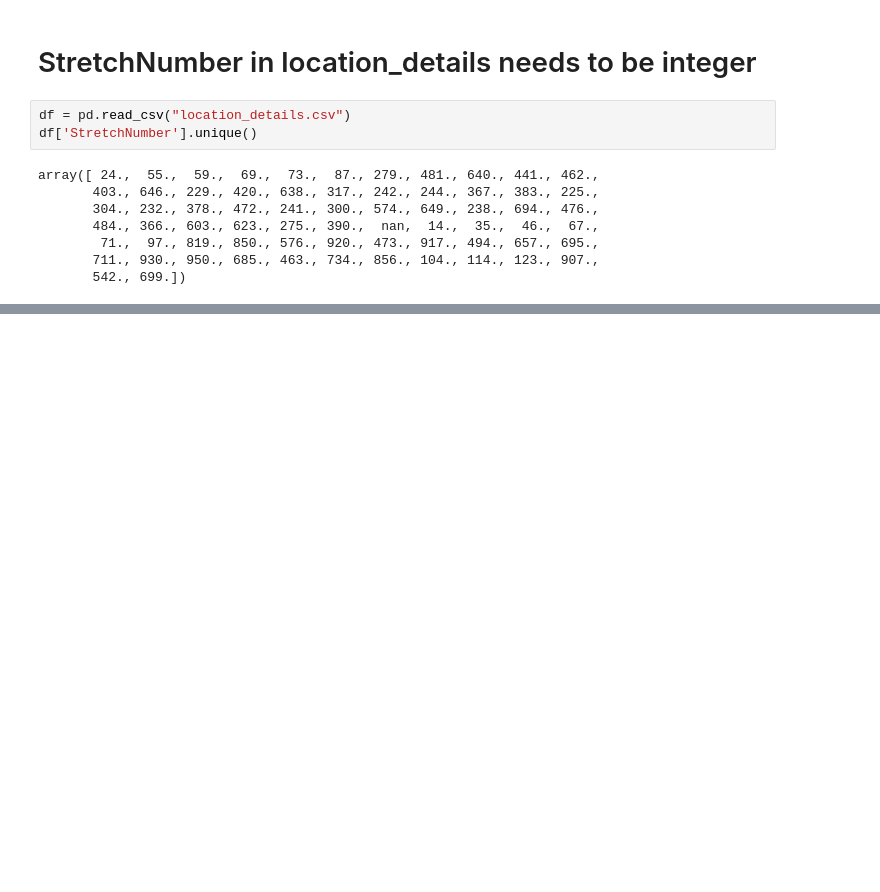
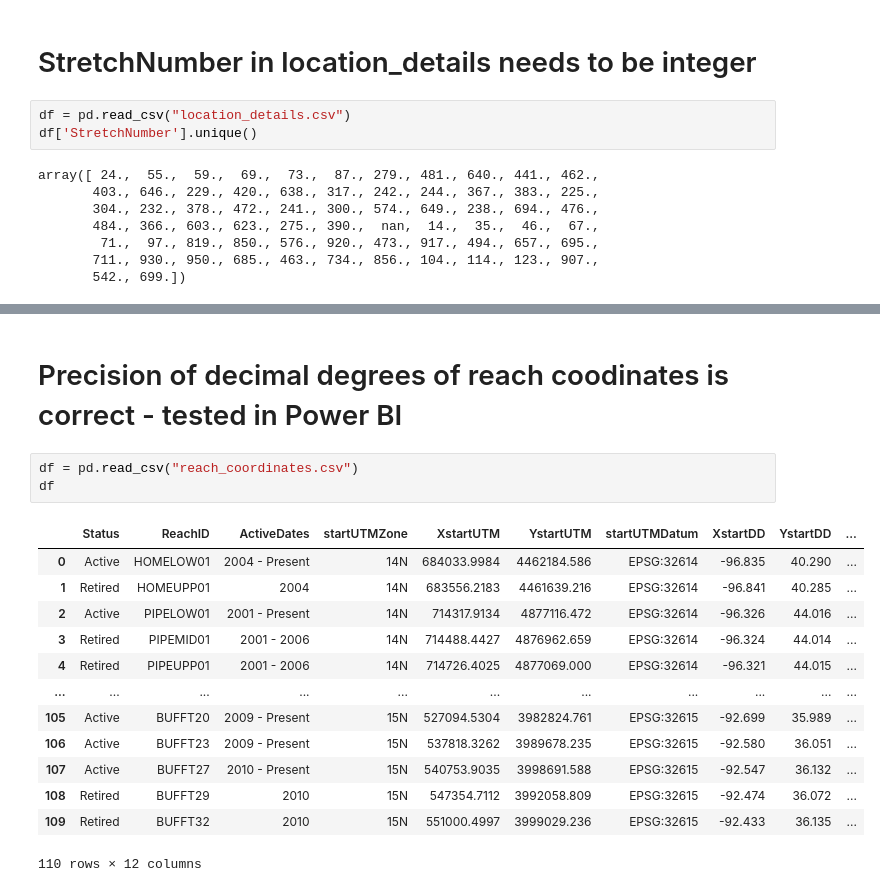
Before and after one commit to HeartlandNetwork/HTLN-data-packages, a Jupyter notebook: aqinvert/src/QC_followup.ipynb, the cells around one changed output, grey strips where cells are left out. Saved outputs shown, nothing was run; the diff lists cells and outputs as text; blank space fills up the shorter version.

```diff
--- a/aqinvert/src/QC_followup.ipynb
+++ b/aqinvert/src/QC_followup.ipynb
@@ -110,0 +131,19 @@ array([ 24.,  55.,  59.,  69.,  73.,  87., 279., 481., 640., 441., 462.,
+# %% [markdown]
+# Precision of decimal degrees of reach coodinates is correct - tested in Power BI
+# %%
+df = pd.read_csv("reach_coordinates.csv")
+df
+# %% [output]
+|  | Status | ReachID | ActiveDates | startUTMZone | XstartUTM | YstartUTM | startUTMDatum | XstartDD | YstartDD | ... |
+| 0 | Active | HOMELOW01 | 2004 - Present | 14N | 684033.9984 | 4462184.586 | EPSG:32614 | -96.835 | 40.290 | ... |
+| 1 | Retired | HOMEUPP01 | 2004 | 14N | 683556.2183 | 4461639.216 | EPSG:32614 | -96.841 | 40.285 | ... |
+| 2 | Active | PIPELOW01 | 2001 - Present | 14N | 714317.9134 | 4877116.472 | EPSG:32614 | -96.326 | 44.016 | ... |
+| 3 | Retired | PIPEMID01 | 2001 - 2006 | 14N | 714488.4427 | 4876962.659 | EPSG:32614 | -96.324 | 44.014 | ... |
+| 4 | Retired | PIPEUPP01 | 2001 - 2006 | 14N | 714726.4025 | 4877069.000 | EPSG:32614 | -96.321 | 44.015 | ... |
+| ... | ... | ... | ... | ... | ... | ... | ... | ... | ... | ... |
+| 105 | Active | BUFFT20 | 2009 - Present | 15N | 527094.5304 | 3982824.761 | EPSG:32615 | -92.699 | 35.989 | ... |
+| 106 | Active | BUFFT23 | 2009 - Present | 15N | 537818.3262 | 3989678.235 | EPSG:32615 | -92.580 | 36.051 | ... |
+| 107 | Active | BUFFT27 | 2010 - Present | 15N | 540753.9035 | 3998691.588 | EPSG:32615 | -92.547 | 36.132 | ... |
+| 108 | Retired | BUFFT29 | 2010 | 15N | 547354.7112 | 3992058.809 | EPSG:32615 | -92.474 | 36.072 | ... |
+| 109 | Retired | BUFFT32 | 2010 | 15N | 551000.4997 | 3999029.236 | EPSG:32615 | -92.433 | 36.135 | ... |
+110 rows × 12 columns
```
Also changed, not shown: parts of 2 cells of this notebook, 2 other files.
